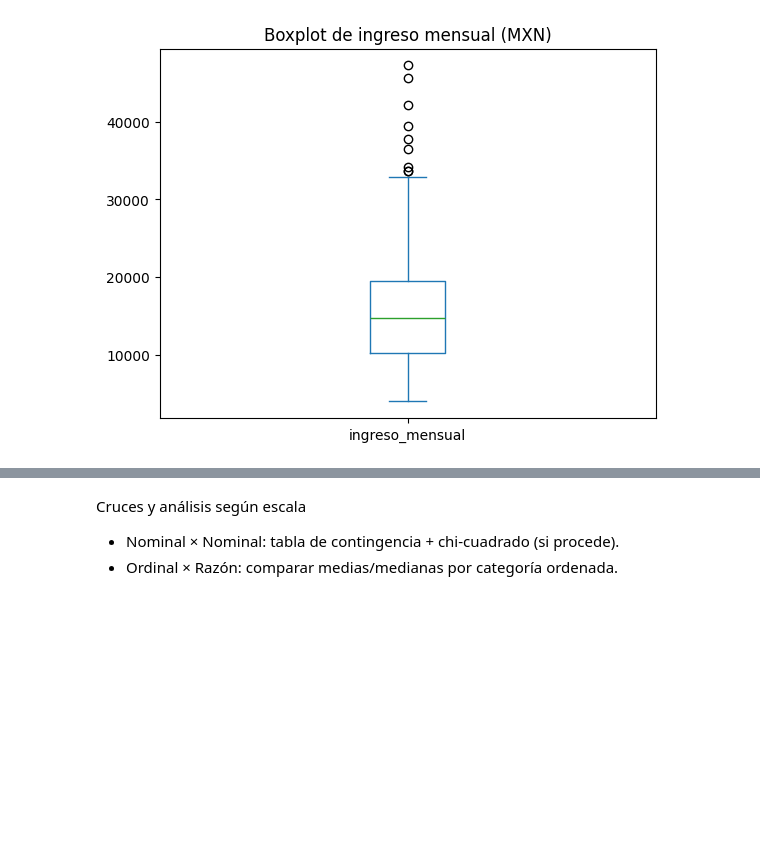
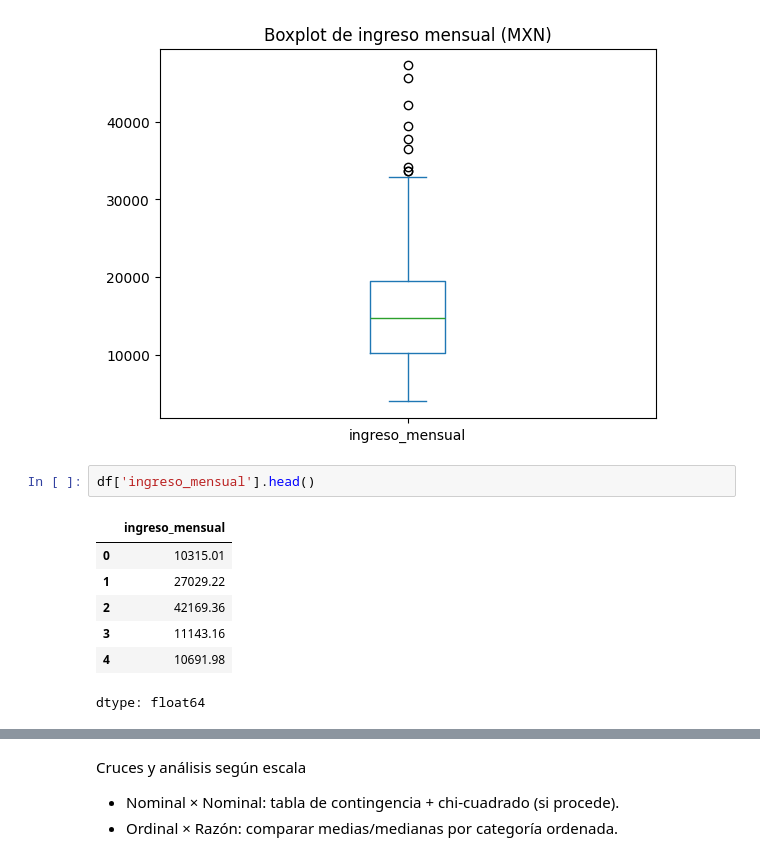
Before and after one commit to DavidZD5/Mineria-de-datos, a Jupyter notebook: MineriaDatos.ipynb, the cells around one changed output, grey strips where cells are left out. Saved outputs shown, nothing was run; the diff lists cells and outputs as text; blank space fills up the shorter version.

```diff
--- a/MineriaDatos.ipynb
+++ b/MineriaDatos.ipynb
@@ -1430,3 +1430,13 @@ plt.show()
 [figure]
 [figure]
 [figure]
+# %%
+df['ingreso_mensual'].head()
+# %% [output]
+|  | ingreso_mensual |
+| 0 | 10315.01 |
+| 1 | 27029.22 |
+| 2 | 42169.36 |
+| 3 | 11143.16 |
+| 4 | 10691.98 |
+dtype: float64
```
Also changed, not shown: parts of 3 cells of this notebook.
